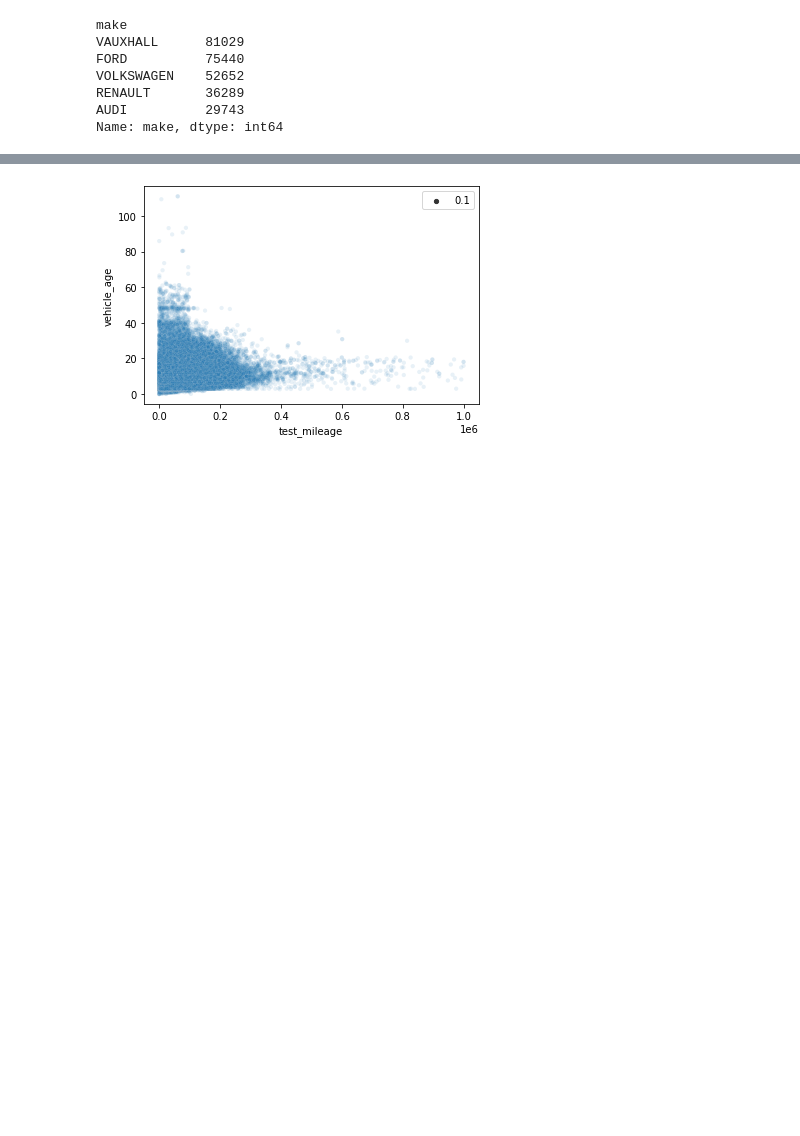
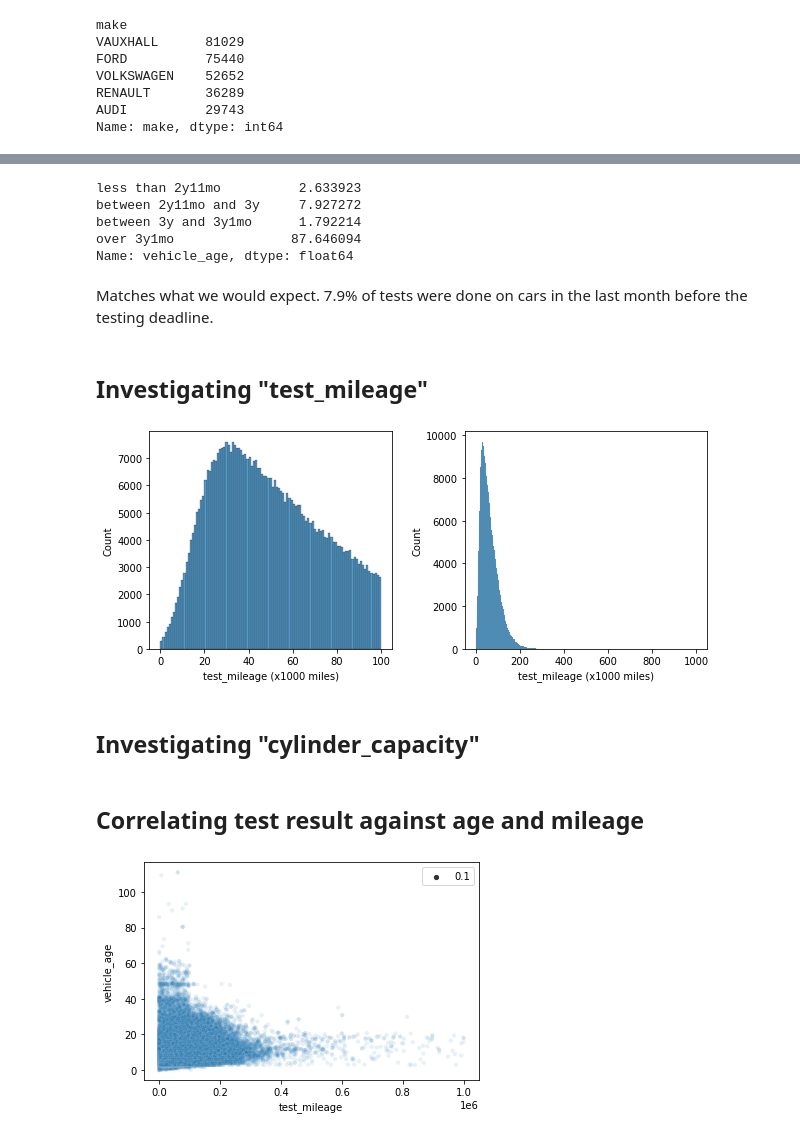
Before and after one commit to adin786/mot-data, a Jupyter notebook: mot_analysis.ipynb, the cells around one changed output, grey strips where cells are left out. Drawn from its saved outputs; the diff is of its cells as text; code cells hidden in the pictures; blank space fills up the shorter version.

```diff
--- a/mot_analysis.ipynb
+++ b/mot_analysis.ipynb
@@ -277,3 +242,33 @@ g.map(sns.scatterplot, 'test_mileage', 'vehicle_age', alpha=0.2, size=1);
+# %%
+# Print out the % of tests binned around the 3year old range using df.cut
+pd.cut(df.vehicle_age,
+       bins=[0,3-30/365,3,3+30/365,float('inf')],
+       labels=['less than 2y11mo','between 2y11mo and 3y','between 3y and 3y1mo','over 3y1mo']).value_counts(sort=False)/len(df)*100
+# %% [output]
+less than 2y11mo          2.633923
+between 2y11mo and 3y     7.927272
+between 3y and 3y1mo      1.792214
+over 3y1mo               87.646094
+Name: vehicle_age, dtype: float64
+# %% [markdown]
+Matches what we would expect. 7.9% of tests were done on cars in the last month before the testing deadline.
+# %% [markdown]
+## Investigating "test_mileage"
+# %%
+# Plot histogram of test_mileage at time of MOT test
+fig, axs = plt.subplots(1,2)
+fig.set_figwidth(10,15)
+fig.subplots_adjust(wspace=.3)
+sns.histplot(ax=axs[0],data=df,x=df.test_mileage/1000,binrange=(0,100));
+sns.histplot(ax=axs[1],data=df,x=df.test_mileage/1000);
+axs[0].set(xlabel='test_mileage (x1000 miles)');
+axs[1].set(xlabel='test_mileage (x1000 miles)');
+# %% [output]
+[figure, added]
+# %% [markdown]
+## Investigating "cylinder_capacity"
+# %% [markdown]
+## Correlating test result against age and mileage
 # %%
 sns.scatterplot(data=df, x='test_mileage', y='vehicle_age', alpha=0.1, size=0.1);
 # %% [output]
```
Also changed, not shown: parts of 19 cells of this notebook.
